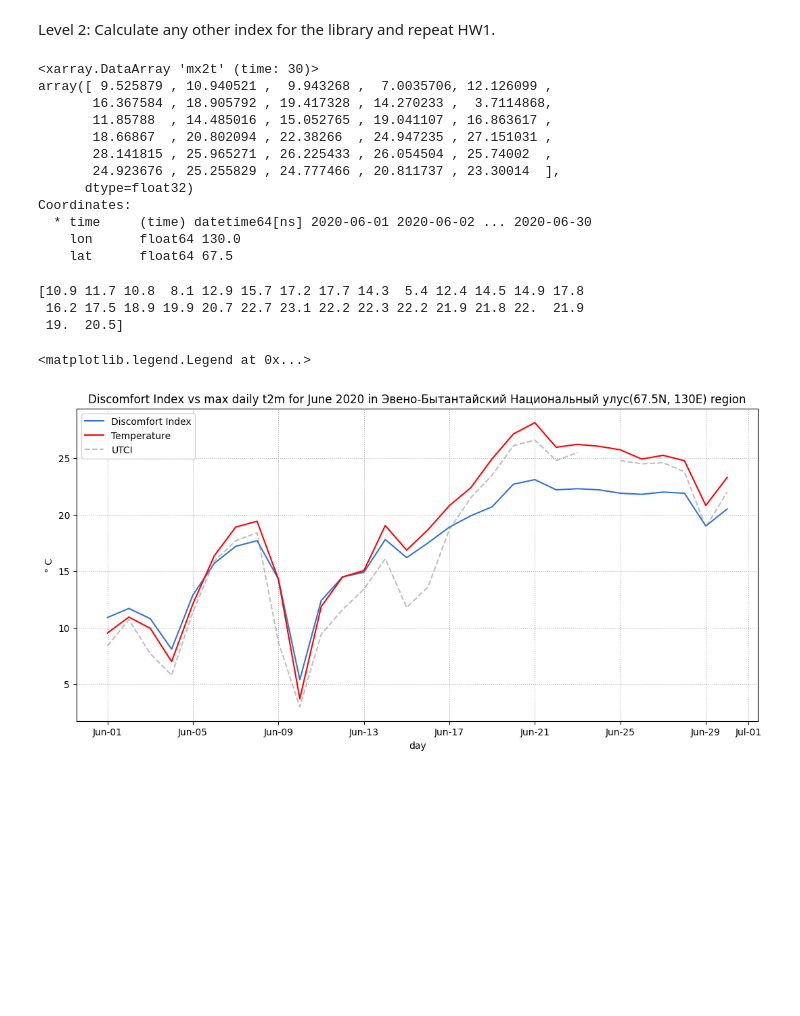
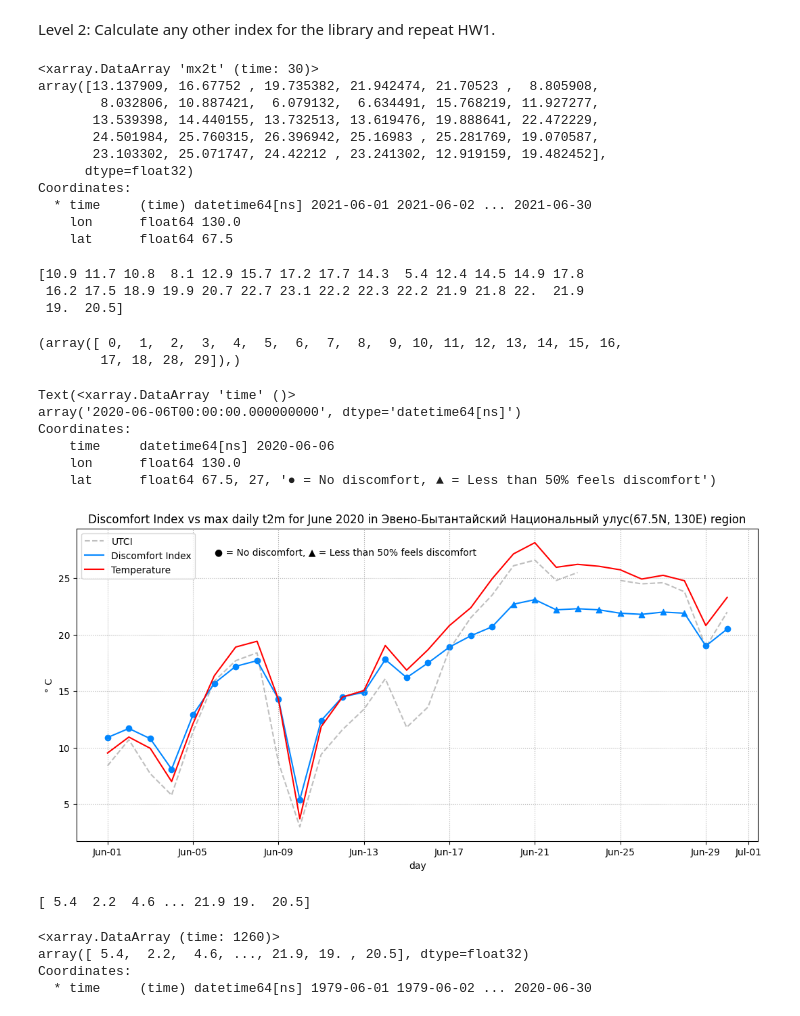
Before and after one commit to xinhe-zhang/heatwave, a Jupyter notebook: HW4_張昕荷_R12228016.ipynb, the cells around one changed output. Saved outputs shown, nothing was run; the diff lists cells and outputs as text; code cells hidden in the pictures; blank space fills up the shorter version.

```diff
--- a/HW4_張昕荷_R12228016.ipynb
+++ b/HW4_張昕荷_R12228016.ipynb
@@ -529,18 +529,17 @@ Level 2: Calculate any other index for the library and repeat HW1.
 # %%
 my_DI = models.discomfort_index(t, rh)
 # %%
-t[1230:1260]
+t[1260:1290]
 # %% [output]
 <xarray.DataArray 'mx2t' (time: 30)>
-array([ 9.525879 , 10.940521 ,  9.943268 ,  7.0035706, 12.126099 ,
-       16.367584 , 18.905792 , 19.417328 , 14.270233 ,  3.7114868,
-       11.85788  , 14.485016 , 15.052765 , 19.041107 , 16.863617 ,
-       18.66867  , 20.802094 , 22.38266  , 24.947235 , 27.151031 ,
-       28.141815 , 25.965271 , 26.225433 , 26.054504 , 25.74002  ,
-       24.923676 , 25.255829 , 24.777466 , 20.811737 , 23.30014  ],
+array([13.137909, 16.67752 , 19.735382, 21.942474, 21.70523 ,  8.805908,
+        8.032806, 10.887421,  6.079132,  6.634491, 15.768219, 11.927277,
+       13.539398, 14.440155, 13.732513, 13.619476, 19.888641, 22.472229,
+       24.501984, 25.760315, 26.396942, 25.16983 , 25.281769, 19.070587,
+       23.103302, 25.071747, 24.42212 , 23.241302, 12.919159, 19.482452],
       dtype=float32)
 Coordinates:
-  * time     (time) datetime64[ns] 2020-06-01 2020-06-02 ... 2020-06-30
+  * time     (time) datetime64[ns] 2021-06-01 2021-06-02 ... 2021-06-30
     lon      float64 130.0
     lat      float64 67.5
 # %%
@@ -551,19 +550,47 @@ print(my_DI_2020)
 [10.9 11.7 10.8  8.1 12.9 15.7 17.2 17.7 14.3  5.4 12.4 14.5 14.9 17.8
  16.2 17.5 18.9 19.9 20.7 22.7 23.1 22.2 22.3 22.2 21.9 21.8 22.  21.9
  19.  20.5]
+# %%
+#filter 2020 June HI
+my_DI_discribe_2020 = my_DI['discomfort_condition'][1230:1260]
+# %%
+for i, text in enumerate(my_DI_discribe_2020):
+    if text == "No discomfort":
+        my_DI_discribe_2020[i] = "●"
+    elif text == "Less than 50% feels discomfort":
+        my_DI_discribe_2020[i] = "▲"
+# %%
+np.where(my_DI_discribe_2020 == "●")
+# %% [output]
+(array([ 0,  1,  2,  3,  4,  5,  6,  7,  8,  9, 10, 11, 12, 13, 14, 15, 16,
+        17, 18, 28, 29]),)
 # %%
 #a line plot that shows discomfort_index fluctuation in June, 2002
 fig, ax = plt.subplots(1, 1, figsize = (13, 6))
-ax.plot(my_mx2t_2020.time, my_DI_2020, color = "#3173DB", label='Discomfort Index')
+ax.plot(my_mx2t_2020.time, my_utci_2020, color = "grey", label='UTCI', ls='--', alpha = 0.5)
+ax.plot(my_mx2t_2020.time, my_DI_2020, color = "#0086FF", label='Discomfort Index')
+ax.scatter(my_mx2t_2020.time[np.where(my_DI_discribe_2020 == "●")], my_DI_2020[np.where(my_DI_discribe_2020 == "●")], color = "#0086FF")
+ax.scatter(my_mx2t_2020.time[np.where(my_DI_discribe_2020 == "▲")], my_DI_2020[np.where(my_DI_discribe_2020 == "▲")], color = "#0086FF", marker='^')
 ax.plot(my_mx2t_2020.time, my_mx2t_2020['mx2t'], color = "red", label='Temperature')
-ax.plot(my_mx2t_2020.time, my_utci_2020, color = "grey", label='UTCI', ls='--', alpha = 0.5)
 ax.set_title('Discomfort Index vs max daily t2m for June 2020 in Эвено-Бытантайский Национальный улус(67.5N, 130E) region')
 ax.set_ylabel('° C')
 ax.set_xlabel('day')
 ax.grid(linestyle='dotted')
 ax.xaxis.set_major_formatter(mdates.DateFormatter('%b-%d'))
 handles, labels = ax.get_legend_handles_labels()
 ax.legend(handles, labels, loc='upper left')
+ax.annotate("● = No discomfort, ▲ = Less than 50% feels discomfort",xy=(my_mx2t_2020.time[5],27))
 # %% [output]
-<matplotlib.legend.Legend at 0x...>
+Text(<xarray.DataArray 'time' ()>
+array('2020-06-06T00:00:00.000000000', dtype='datetime64[ns]')
+Coordinates:
+    time     datetime64[ns] 2020-06-06
+    lon      float64 130.0
+    lat      float64 67.5, 27, '● = No discomfort, ▲ = Less than 50% feels discomfort')
-[figure, old version]
+[figure, new version]
+# %%
+#select DI before 2020(included)
+DI_past = my_DI['di'][0:1260]
+print(DI_past)
+# %% [output]
+[ 5.4  2.2  4.6 ... 21.9 19.  20.5]
@@ -569,0 +605,7 @@ ax.legend(handles, labels, loc='upper left')
+# %%
+DI_past_new
+# %% [output]
+<xarray.DataArray (time: 1260)>
+array([ 5.4,  2.2,  4.6, ..., 21.9, 19. , 20.5], dtype=float32)
+Coordinates:
+  * time     (time) datetime64[ns] 1979-06-01 1979-06-02 ... 2020-06-30
```
Also changed, not shown: parts of 3 cells of this notebook.
